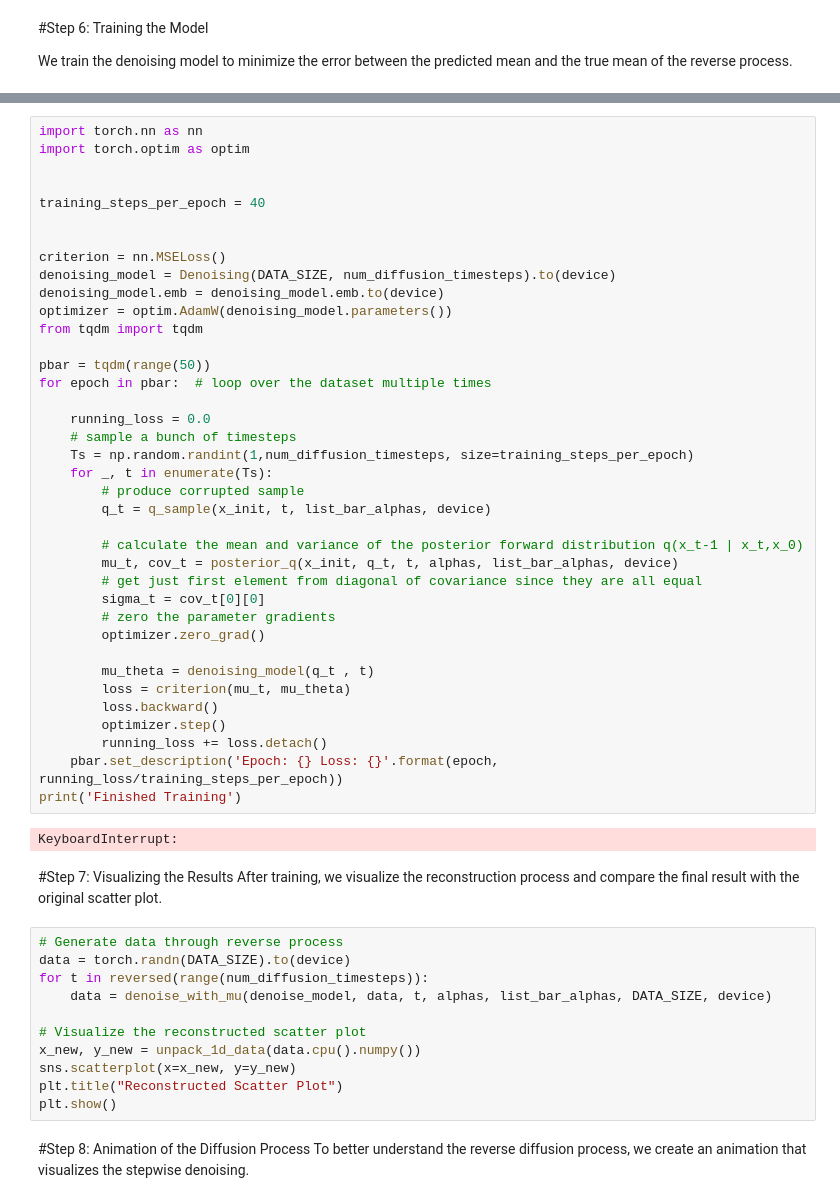
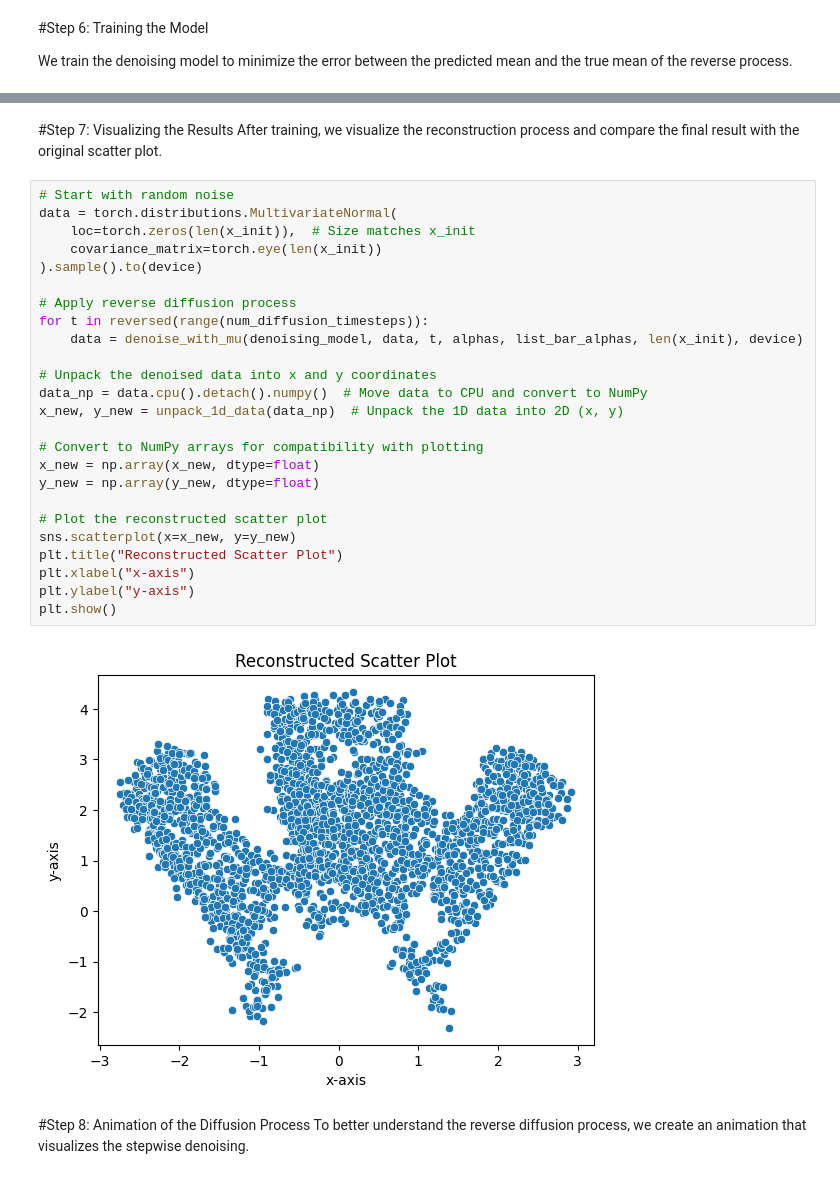
Before and after one commit to Kathy42xu/DL_TA, a Jupyter notebook: diffusion_.ipynb, the cells around one changed output, grey strips where cells are left out. Drawn from its saved outputs; the diff is of its cells as text.

```diff
--- a/diffusion_.ipynb
+++ b/diffusion_.ipynb
@@ -271,57 +463,33 @@ KeyboardInterrupt:
-# %%
-import torch.nn as nn
-import torch.optim as optim
-
-
-training_steps_per_epoch = 40
-
-
-criterion = nn.MSELoss()
-denoising_model = Denoising(DATA_SIZE, num_diffusion_timesteps).to(device)
-denoising_model.emb = denoising_model.emb.to(device)
-optimizer = optim.AdamW(denoising_model.parameters())
-from tqdm import tqdm
-
-pbar = tqdm(range(50))
-for epoch in pbar:  # loop over the dataset multiple times
-
-    running_loss = 0.0
-    # sample a bunch of timesteps
-    Ts = np.random.randint(1,num_diffusion_timesteps, size=training_steps_per_epoch)
-    for _, t in enumerate(Ts):
-        # produce corrupted sample
-        q_t = q_sample(x_init, t, list_bar_alphas, device)
-
-        # calculate the mean and variance of the posterior forward distribution q(x_t-1 | x_t,x_0)
-        mu_t, cov_t = posterior_q(x_init, q_t, t, alphas, list_bar_alphas, device)
-        # get just first element from diagonal of covariance since they are all equal
-        sigma_t = cov_t[0][0]
-        # zero the parameter gradients
-        optimizer.zero_grad()
-
-        mu_theta = denoising_model(q_t , t)
-        loss = criterion(mu_t, mu_theta)
-        loss.backward()
-        optimizer.step()
-        running_loss += loss.detach()
-    pbar.set_description('Epoch: {} Loss: {}'.format(epoch, running_loss/training_steps_per_epoch))
-print('Finished Training')
-# %% [output]
-KeyboardInterrupt:
 # %% [markdown]
 #Step 7: Visualizing the Results
 After training, we visualize the reconstruction process and compare the final result with the original scatter plot.
-# %%
-# Generate data through reverse process
-data = torch.randn(DATA_SIZE).to(device)
-for t in reversed(range(num_diffusion_timesteps)):
-    data = denoise_with_mu(denoise_model, data, t, alphas, list_bar_alphas, DATA_SIZE, device)
-
-# Visualize the reconstructed scatter plot
-x_new, y_new = unpack_1d_data(data.cpu().numpy())
-sns.scatterplot(x=x_new, y=y_new)
-plt.title("Reconstructed Scatter Plot")
-plt.show()
+# %%
+# Start with random noise
+data = torch.distributions.MultivariateNormal(
+    loc=torch.zeros(len(x_init)),  # Size matches x_init
+    covariance_matrix=torch.eye(len(x_init))
+).sample().to(device)
+
+# Apply reverse diffusion process
+for t in reversed(range(num_diffusion_timesteps)):
+    data = denoise_with_mu(denoising_model, data, t, alphas, list_bar_alphas, len(x_init), device)
+
+# Unpack the denoised data into x and y coordinates
+data_np = data.cpu().detach().numpy()  # Move data to CPU and convert to NumPy
+x_new, y_new = unpack_1d_data(data_np)  # Unpack the 1D data into 2D (x, y)
+
+# Convert to NumPy arrays for compatibility with plotting
+x_new = np.array(x_new, dtype=float)
+y_new = np.array(y_new, dtype=float)
+
+# Plot the reconstructed scatter plot
+sns.scatterplot(x=x_new, y=y_new)
+plt.title("Reconstructed Scatter Plot")
+plt.xlabel("x-axis")
+plt.ylabel("y-axis")
+plt.show()
+# %% [output]
+[figure, added]
 # %% [markdown]
 #Step 8: Animation of the Diffusion Process
 To better understand the reverse diffusion process, we create an animation that visualizes the stepwise denoising.
```
Also changed, not shown: parts of 7 cells of this notebook.
